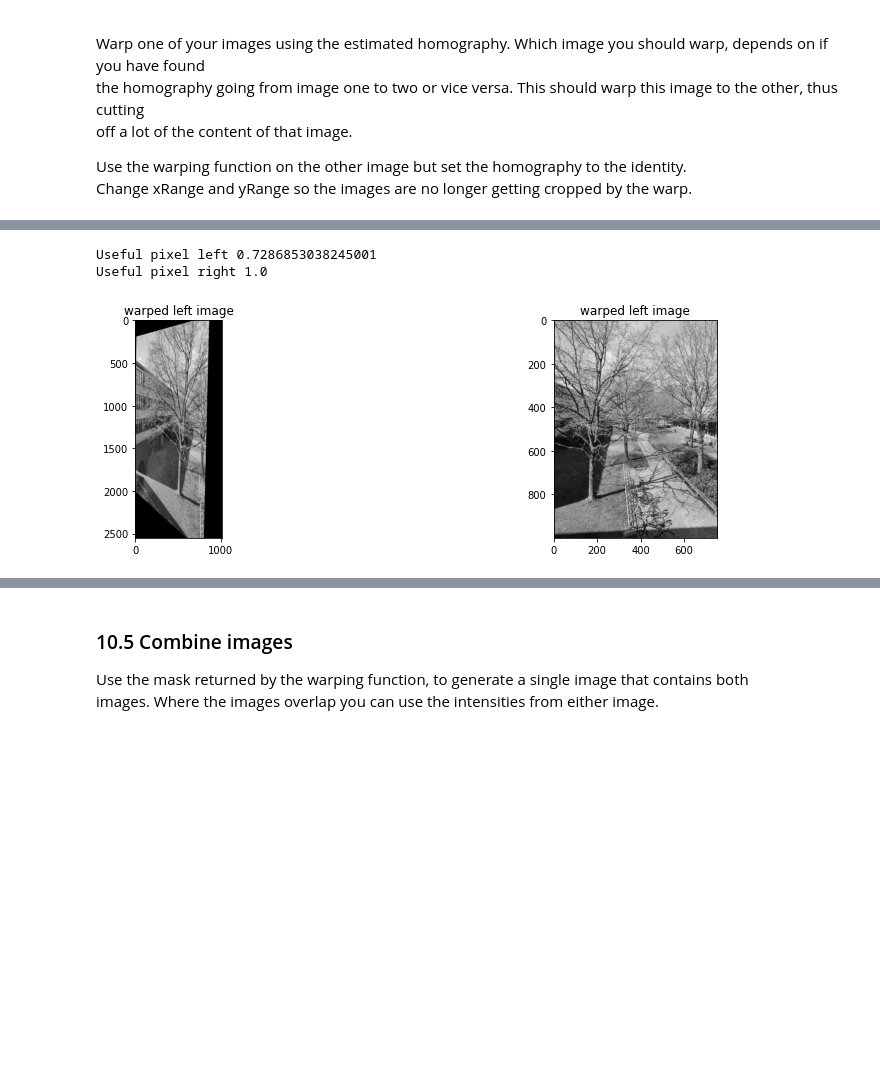
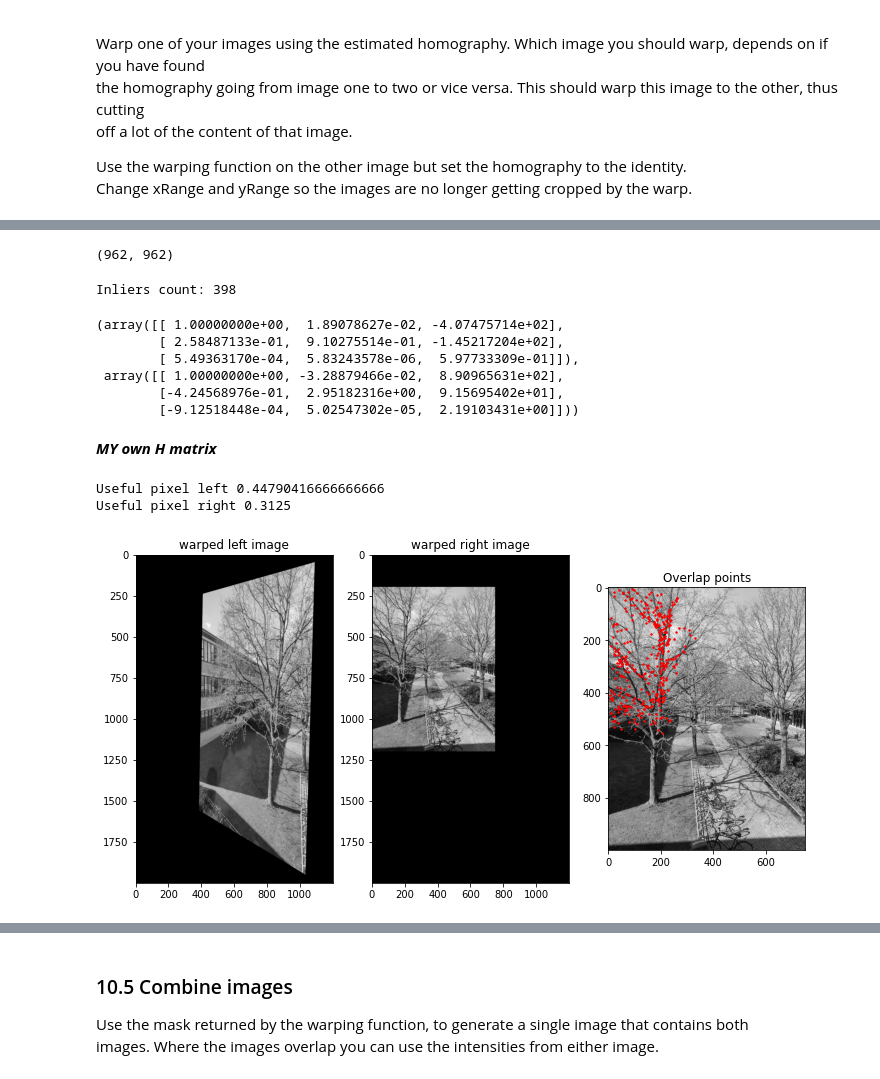
Before and after one commit to henrfj/02504-Computer-Vision, a Jupyter notebook: ex10 Stitchig.ipynb, the cells around one changed output, grey strips where cells are left out. Cells and saved outputs as stored; diff of their text form; code cells hidden in the pictures; blank space fills up the shorter version.

```diff
--- a/ex10 Stitchig.ipynb
+++ b/ex10 Stitchig.ipynb
@@ -303,25 +291,50 @@ def warpImage(im, H, xRange, yRange):
+# %%
+# Built in comparison
+M, mask = cv2.findHomography(src_pts, dst_pts, cv2.RANSAC,5.0)
+matchesMask = mask.ravel().tolist() # List of what matches were used in final.
+len(src_pts), len(matchesMask)
+# %% [output]
+(962, 962)
+# %%
+# Home made
+#H, overlap_points = estHomographyRANSAC(left, right, iterations=2000)
+H, inlier_index = RANSAC_hest(p1s, p2s, sigma=3, iterations=6000)
+overlap_points = p2[inlier_index]
+# %% [output]
+Inliers count: 398
+# %%
+M*1/M[0,0], H*1/H[0,0]
+# %% [output]
+(array([[ 1.00000000e+00,  1.89078627e-02, -4.07475714e+02],
+        [ 2.58487133e-01,  9.10275514e-01, -1.45217204e+02],
+        [ 5.49363170e-04,  5.83243578e-06,  5.97733309e-01]]),
+ array([[ 1.00000000e+00, -3.28879466e-02,  8.90965631e+02],
+        [-4.24568976e-01,  2.95182316e+00,  9.15695402e+01],
+        [-9.12518448e-04,  5.02547302e-05,  2.19103431e+00]]))
+# %% [markdown]
+***MY own H matrix***
 # %%
 #xRange = [0, left.shape[1]]
 #yRange = [0, left.shape[0]]
 
-# Left image warp
-xRange = [390, 1200]
-yRange = [-150, 2400]
+xRange = [0, 1200]
+yRange = [-200, 1800]
 
 left_warp, left_mask = warpImage(left, H, xRange, yRange)
 print("Useful pixel left", np.mean(left_mask))
 
-xRange = [0, right.shape[1]]
-yRange = [0, right.shape[0]]
 right_warp, right_mask = warpImage(right, np.identity(3), xRange, yRange)
 print("Useful pixel right", np.mean(right_mask))
 
-fig, axs = plt.subplots(nrows=1, ncols=2, figsize=(15, 4))
+fig, axs = plt.subplots(nrows=1, ncols=3, figsize=(12,8))
 axs[0].imshow(left_warp, cmap="gray")
 axs[0].set_title("warped left image")
 axs[1].imshow(right_warp, cmap="gray")
-axs[1].set_title("warped left image");
+axs[1].set_title("warped right image");
+axs[2].imshow(right, cmap="gray")
+axs[2].scatter(overlap_points[:, 0], overlap_points[:, 1], s=2, c="red")
+axs[2].set_title("Overlap points");
 # %% [output]
-Useful pixel left 0.7286853038245001
-Useful pixel right 1.0
+Useful pixel left 0.44790416666666666
+Useful pixel right 0.3125
-[figure, old version]
+[figure, new version]
```
Also changed, not shown: parts of 14 cells of this notebook.
